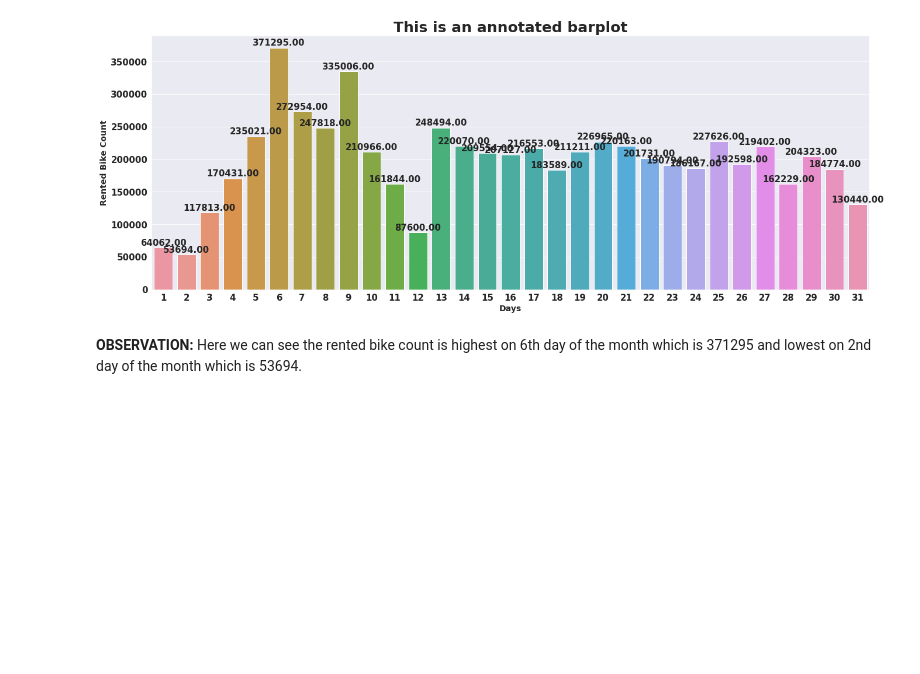
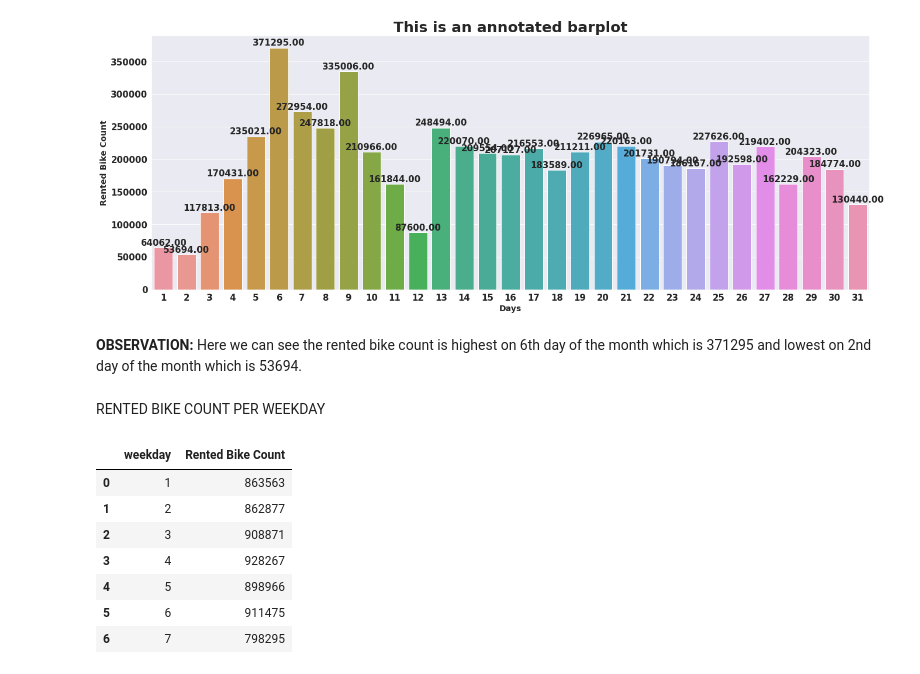
Before and after one commit to SuvOnGithub/Bike-Sharing-Demand-Prediction---Capstone-Project, a Jupyter notebook: suvenddu_Bike_Sharing_Demand_Prediction_Capstone_Project_.ipynb, the cells around one changed output. Cells and saved outputs as stored; diff of their text form; code cells hidden in the pictures; blank space fills up the shorter version.

```diff
--- a/suvenddu_Bike_Sharing_Demand_Prediction_Capstone_Project_.ipynb
+++ b/suvenddu_Bike_Sharing_Demand_Prediction_Capstone_Project_.ipynb
@@ -378,3 +378,16 @@ plt.show()
 [figure]
 # %% [markdown]
 **OBSERVATION:** Here we can see the rented bike count is highest on 6th day of the month which is 371295 and lowest on 2nd day of the month which is 53694.
+# %% [markdown]
+RENTED BIKE COUNT PER WEEKDAY
+# %%
+Rented_bike_per_Weekday
+# %% [output]
+|  | weekday | Rented Bike Count |
+| 0 | 1 | 863563 |
+| 1 | 2 | 862877 |
+| 2 | 3 | 908871 |
+| 3 | 4 | 928267 |
+| 4 | 5 | 898966 |
+| 5 | 6 | 911475 |
+| 6 | 7 | 798295 |
```
Also changed, not shown: parts of 3 cells of this notebook.
